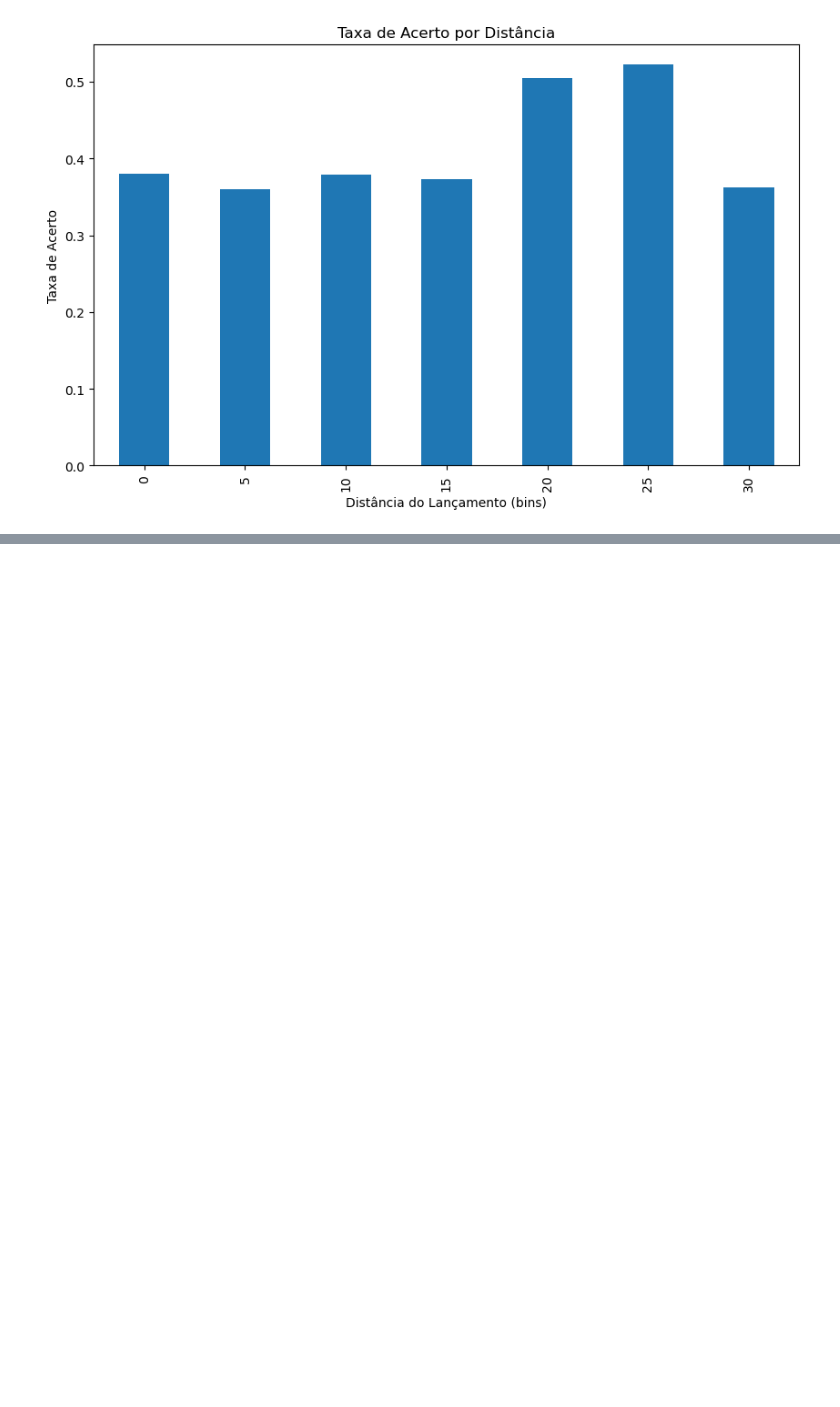
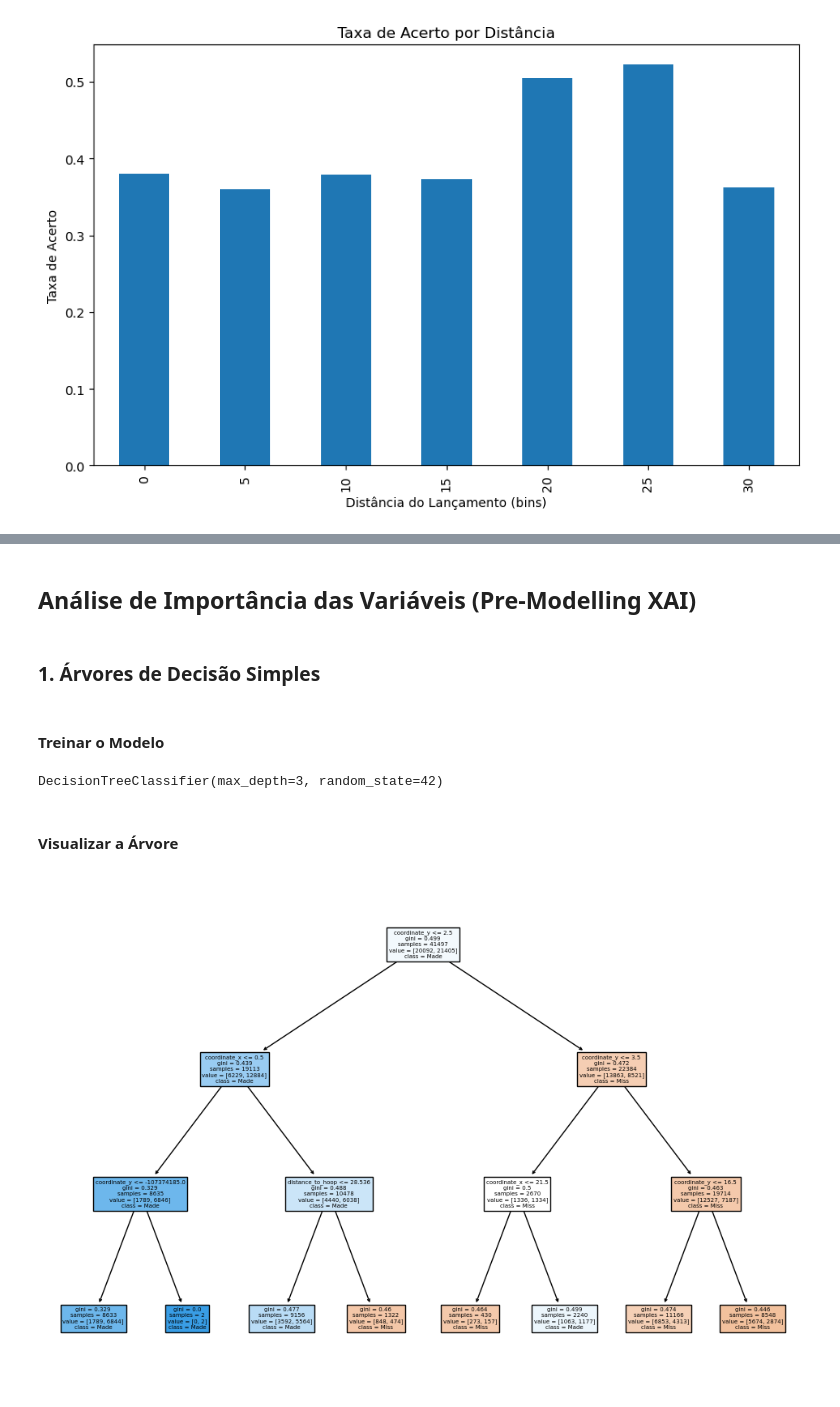
Before and after one commit to goncalobcosta/TAAC_proj2, a Jupyter notebook: test.ipynb, the cells around one changed output, grey strips where cells are left out. Drawn from its saved outputs; the diff is of its cells as text; code cells hidden in the pictures; blank space fills up the shorter version.

```diff
--- a/test.ipynb
+++ b/test.ipynb
@@ -152,0 +208,24 @@ plt.show()
+# %% [markdown]
+## Análise de Importância das Variáveis (Pre-Modelling XAI)
+# %% [markdown]
+### **1.** Árvores de Decisão Simples
+# %% [markdown]
+#### Treinar o Modelo
+# %%
+from sklearn.tree import DecisionTreeClassifier
+from sklearn.tree import plot_tree
+
+tree = DecisionTreeClassifier(max_depth=3, random_state=42)
+X = df[['coordinate_x', 'coordinate_y', 'distance_to_hoop']]  # Exemplo de features
+y = df['made_shot']
+tree.fit(X, y)
+# %% [output]
+DecisionTreeClassifier(max_depth=3, random_state=42)
+# %% [markdown]
+#### Visualizar a Árvore
+# %%
+plt.figure(figsize=(12, 8))
+plot_tree(tree, feature_names=X.columns, class_names=['Miss', 'Made'], filled=True)
+plt.show()
+# %% [output]
+[figure, added]
```
Also changed, not shown: parts of 37 cells of this notebook, 1 other file.
